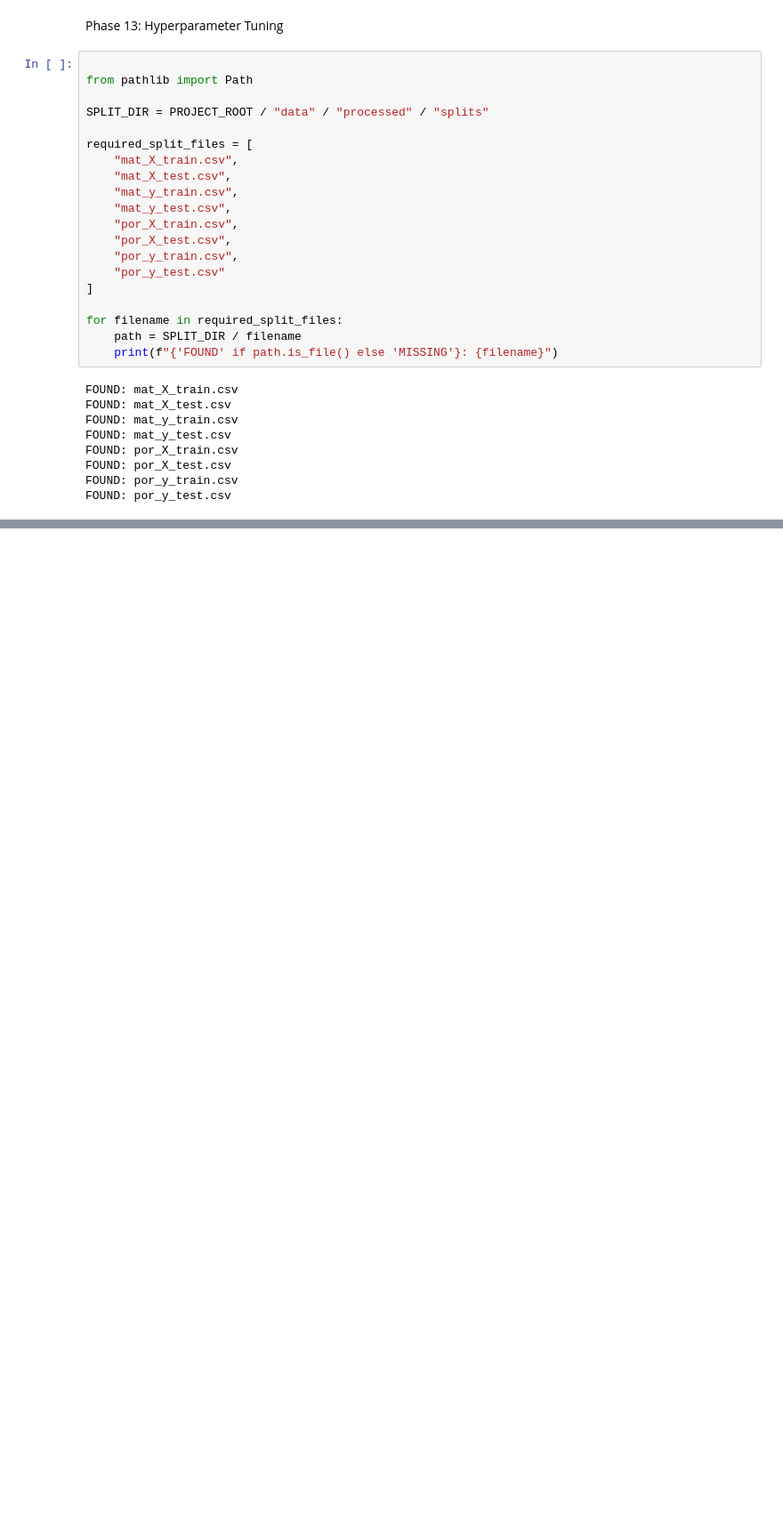
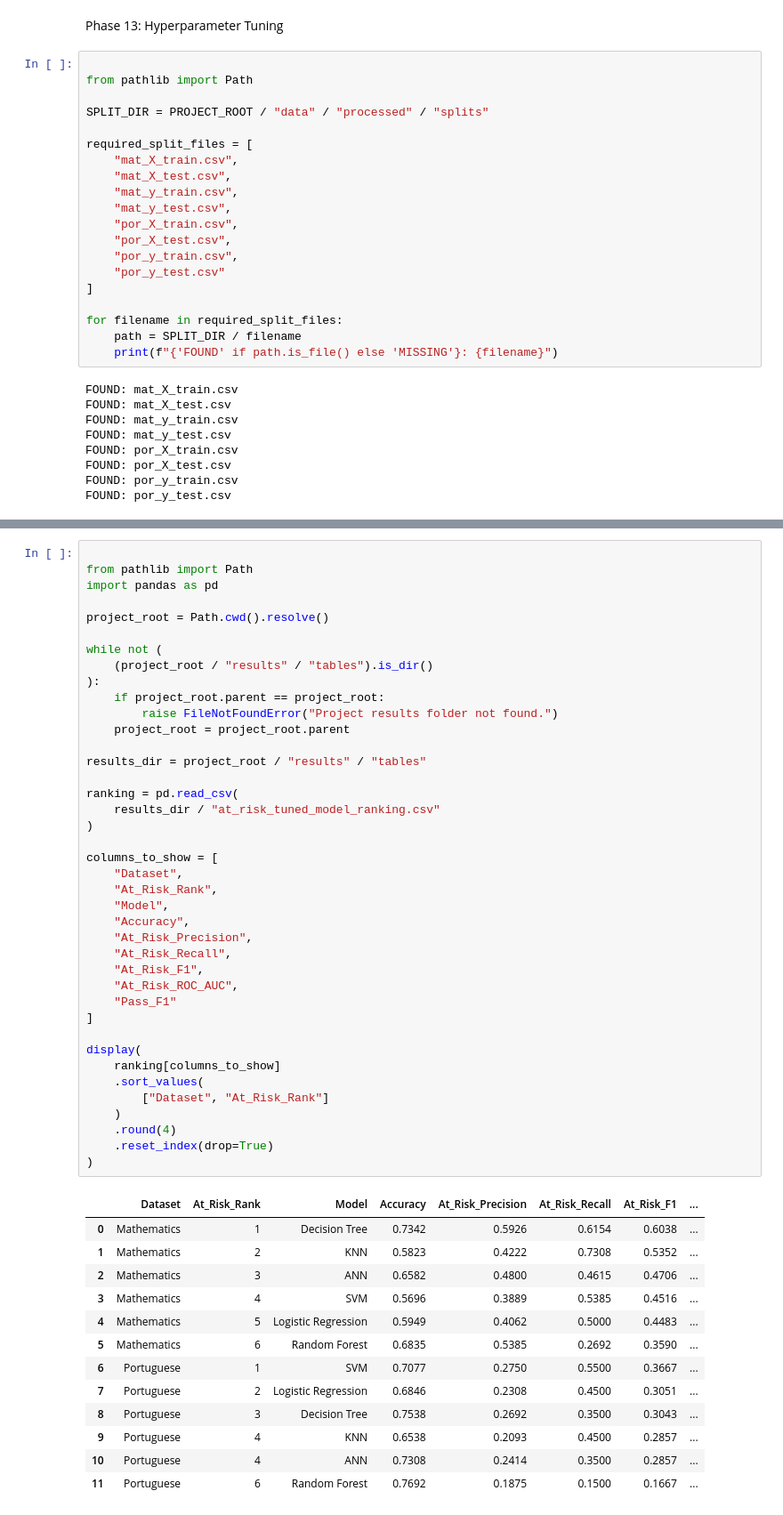
Before and after one commit to crypticlumen/Student-Performance-Prediction, a Jupyter notebook: notebooks/08_model_training.ipynb, the cells around one changed output, grey strips where cells are left out. Shown at 89% size. Cells and saved outputs as stored; diff of their text form; blank space fills up the shorter version.

Commit message:
Add at-risk-focused model tuning and evaluation

```diff
--- a/notebooks/08_model_training.ipynb
+++ b/notebooks/08_model_training.ipynb
@@ -1342,0 +1534,54 @@ Expected searches: 12
+# %%
+
+from pathlib import Path
+import pandas as pd
+
+project_root = Path.cwd().resolve()
+
+while not (
+    (project_root / "results" / "tables").is_dir()
+):
+    if project_root.parent == project_root:
+        raise FileNotFoundError("Project results folder not found.")
+    project_root = project_root.parent
+
+results_dir = project_root / "results" / "tables"
+
+ranking = pd.read_csv(
+    results_dir / "at_risk_tuned_model_ranking.csv"
+)
+
+columns_to_show = [
+    "Dataset",
+    "At_Risk_Rank",
+    "Model",
+    "Accuracy",
+    "At_Risk_Precision",
+    "At_Risk_Recall",
+    "At_Risk_F1",
+    "At_Risk_ROC_AUC",
+    "Pass_F1"
+]
+
+display(
+    ranking[columns_to_show]
+    .sort_values(
+        ["Dataset", "At_Risk_Rank"]
+    )
+    .round(4)
+    .reset_index(drop=True)
+)
+# %% [output]
+|  | Dataset | At_Risk_Rank | Model | Accuracy | At_Risk_Precision | At_Risk_Recall | At_Risk_F1 | ... |
+| 0 | Mathematics | 1 | Decision Tree | 0.7342 | 0.5926 | 0.6154 | 0.6038 | ... |
+| 1 | Mathematics | 2 | KNN | 0.5823 | 0.4222 | 0.7308 | 0.5352 | ... |
+| 2 | Mathematics | 3 | ANN | 0.6582 | 0.4800 | 0.4615 | 0.4706 | ... |
+| 3 | Mathematics | 4 | SVM | 0.5696 | 0.3889 | 0.5385 | 0.4516 | ... |
+| 4 | Mathematics | 5 | Logistic Regression | 0.5949 | 0.4062 | 0.5000 | 0.4483 | ... |
+| 5 | Mathematics | 6 | Random Forest | 0.6835 | 0.5385 | 0.2692 | 0.3590 | ... |
+| 6 | Portuguese | 1 | SVM | 0.7077 | 0.2750 | 0.5500 | 0.3667 | ... |
+| 7 | Portuguese | 2 | Logistic Regression | 0.6846 | 0.2308 | 0.4500 | 0.3051 | ... |
+| 8 | Portuguese | 3 | Decision Tree | 0.7538 | 0.2692 | 0.3500 | 0.3043 | ... |
+| 9 | Portuguese | 4 | KNN | 0.6538 | 0.2093 | 0.4500 | 0.2857 | ... |
+| 10 | Portuguese | 4 | ANN | 0.7308 | 0.2414 | 0.3500 | 0.2857 | ... |
+| 11 | Portuguese | 6 | Random Forest | 0.7692 | 0.1875 | 0.1500 | 0.1667 | ... |
```
Also changed, not shown: parts of 3 cells of this notebook, 3 other files.
